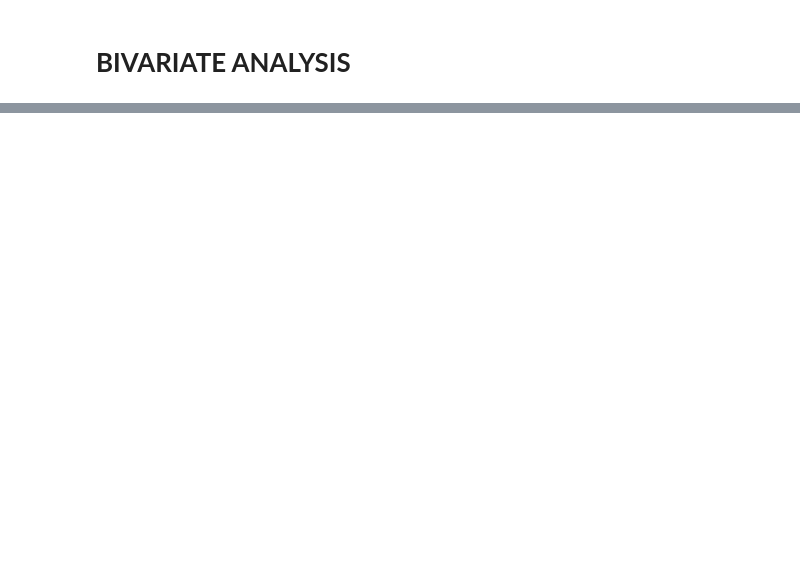
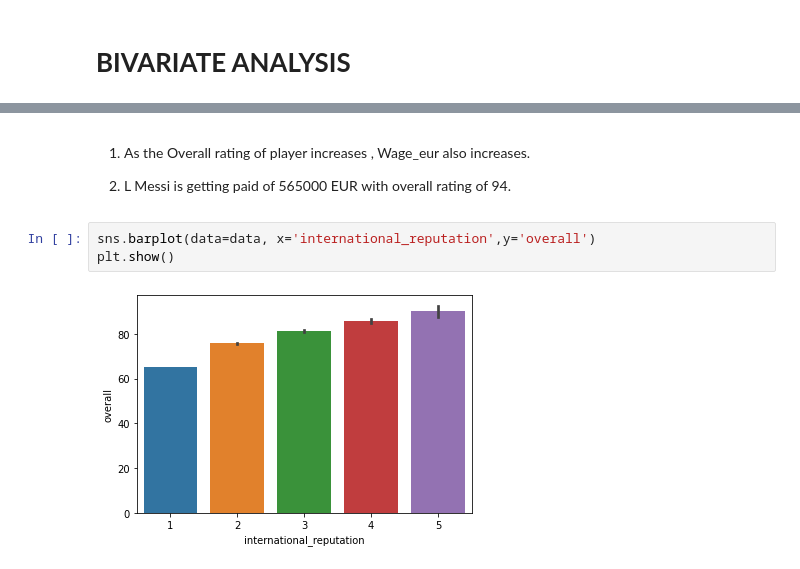
Before and after one commit to manju70/FIFA, a Jupyter notebook: FIFA.ipynb, the cells around one changed output, grey strips where cells are left out. Drawn from its saved outputs; the diff is of its cells as text; blank space fills up the shorter version.

```diff
--- a/FIFA.ipynb
+++ b/FIFA.ipynb
@@ -507,0 +653,9 @@ len(a.loc[a['club'] == 33])
+# %% [markdown]
+1. As the Overall rating of player increases , Wage_eur also increases.
+
+2. L Messi is getting paid of 565000 EUR with overall rating of 94.
+# %%
+sns.barplot(data=data, x='international_reputation',y='overall')
+plt.show()
+# %% [output]
+[figure, added]
```
Also changed, not shown: parts of 19 cells of this notebook.
